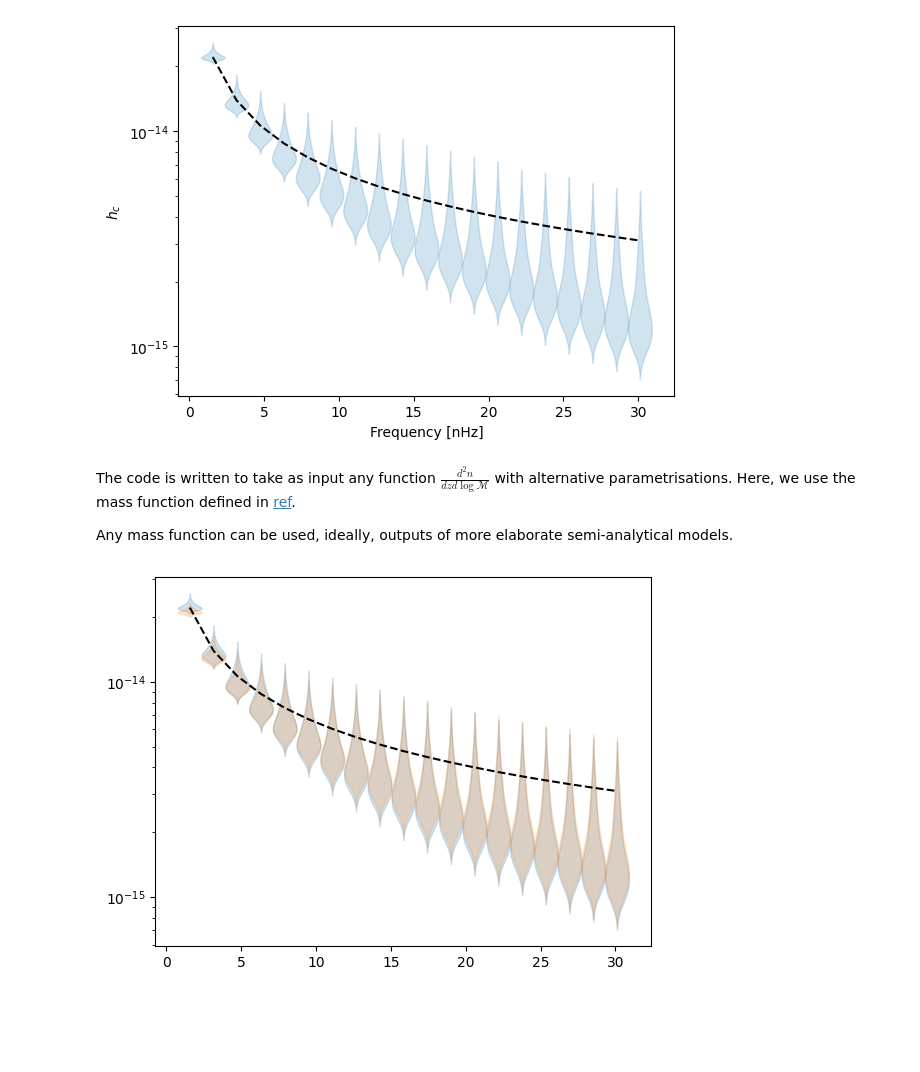
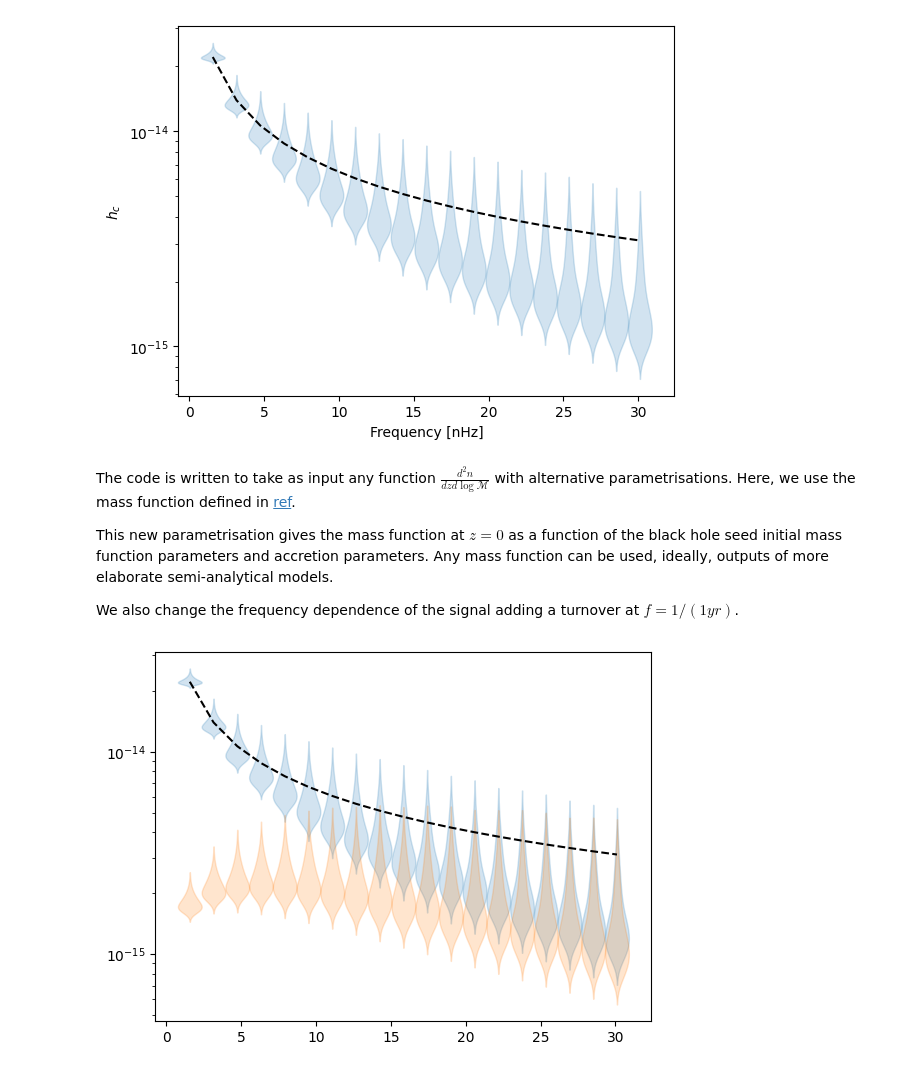
Before and after one commit to mfalxa/zamari, a Jupyter notebook: tutorial.ipynb, the cells around one changed output. Cells and saved outputs as stored; diff of their text form; code cells hidden in the pictures; blank space fills up the shorter version.

Commit message:
add customised frequency dependence and change file names

```diff
--- a/tutorial.ipynb
+++ b/tutorial.ipynb
@@ -17,6 +17,8 @@ We initiate a set of values for the parameters of the model.
 # constants, solar mass and year
 m_sun = 2e30
 yr = 365.25 * 24 * 3600
+c = 3e8
+G = 6.67e-11
 
 # model
 alpha = 0.5
@@ -61,7 +63,7 @@ param_names = [*params]
 
 # get saddlepoint
 astro = AstroPopulation(freqs, param_names)
-lnpdfs = astro.get_lnpdf(h2, params)
+lnpdfs = astro.lnpdf_vmap(h2, freqs, params)
 # %% [markdown]
 The `astro.get_lnpdf` function will output an array of size `freqs x h2` that contains the set of probability distributions estimated on the grid `h2` at frequencies `freqs` for the set of model parameters `params`.
 
@@ -93,37 +95,44 @@ plt.show()
 # %% [markdown]
 The code is written to take as input any function $\frac{d^2 n}{dz d\log \mathcal{M}}$ with alternative parametrisations. Here, we use the mass function defined in [ref](https://arxiv.org/pdf/1906.05138).
 
+This new parametrisation gives the mass function at $z=0$ as a function of the black hole seed initial mass function parameters and accretion parameters.
 Any mass function can be used, ideally, outputs of more elaborate semi-analytical models.
+
+We also change the frequency dependence of the signal adding a turnover at $f=1/(1yr)$.
 # %%
 # defined model, the first three arguments must always be z, dt_dz, mc. The others are model parameters.
 def d2n_dzdlog10M_new(z, dt_dz, mc, n0_dot, alpha, log10_m0, sig0, beta, z0, gamma):
 
-    # m0 = m_sun * 10**log10_m0
     mc /= m_sun
     m0 = 10**log10_m0
 
     # astrophysics terms
     mass_term = 0.5 * (alpha * jnp.exp(alpha * m0 + 0.5 * alpha**2 * sig0**2) / (1 - jnp.exp(-alpha * beta))) * mc**(-alpha)
-    mass_term *= (erf(2**(-0.5) * (alpha * sig0 - (np.log(mc) - m0 - beta) / sig0)) - erf(2**(-0.5) * (alpha * sig0 - (np.log(mc) - m0) / sig0)))
+    mass_term *= (erf(2**(-0.5) * (alpha * sig0 - (jnp.log(mc) - m0 - beta) / sig0)) - erf(2**(-0.5) * (alpha * sig0 - (jnp.log(mc) - m0) / sig0)))
     redshift_term = z**gamma * jnp.exp(-z/z0) * dt_dz
 
     return n0_dot * mass_term * redshift_term
 
+# change frequency dependence, now adding new parameter "f_index"
+def df_dt_new(mc, f, f_index):
+
+    return (96/5) * jnp.pi**(8/3) * (G * mc / c**3)**(5/3) * f**(11/3) * (1 + (f * yr)**f_index)
+
 # define a set of parameters
-params_new = {'n0_dot':5e-2, 'alpha':0.5, 'log10_m0':1.04, 'sig0':0.75, 'beta':10, 'z0':1., 'gamma':0.5}
+params_new = {'n0_dot':5e-2, 'alpha':0.5, 'log10_m0':1.04, 'sig0':0.75, 'beta':10, 'z0':1., 'gamma':0.5, 'f_index':-2}
 
 # create astro population instance with the new model given through the argument d2n_dzdlog10M
-astro_new = AstroPopulation(freqs, [*params_new], d2n_dzdlog10M=d2n_dzdlog10M_new)
-lnpdfs_new = astro_new.get_lnpdf(h2, params_new)
+astro_new = AstroPopulation(freqs, [*params_new], d2n_dzdlog10M=d2n_dzdlog10M_new, dfdt=df_dt_new)
+lnpdfs_new = astro_new.lnpdf_vmap(jnp.array(h2), jnp.array(freqs), params_new)
 
 # overplot old and new models
 plt.plot(freqs * 1e9, 3e-15 * (freqs * yr)**(-2/3), ls='--', c='k')
 for n, pdf in enumerate(np.exp(lnpdfs)):
     plot_violin(h2**0.5, pdf * 2 * h2**0.5, freqs[n] * 1e9, width=freqs[0] * 1e9, color='C0')
 
 for n, pdf in enumerate(np.exp(lnpdfs_new)):
     plot_violin(h2**0.5, pdf * 2 * h2**0.5, freqs[n] * 1e9, width=freqs[0] * 1e9, color='C1')
 plt.yscale('log')
 plt.show()
 # %% [output]
-[figure, old version]
+[figure, new version]
```
Also changed, not shown: parts of 1 cell of this notebook, 4 other files.
